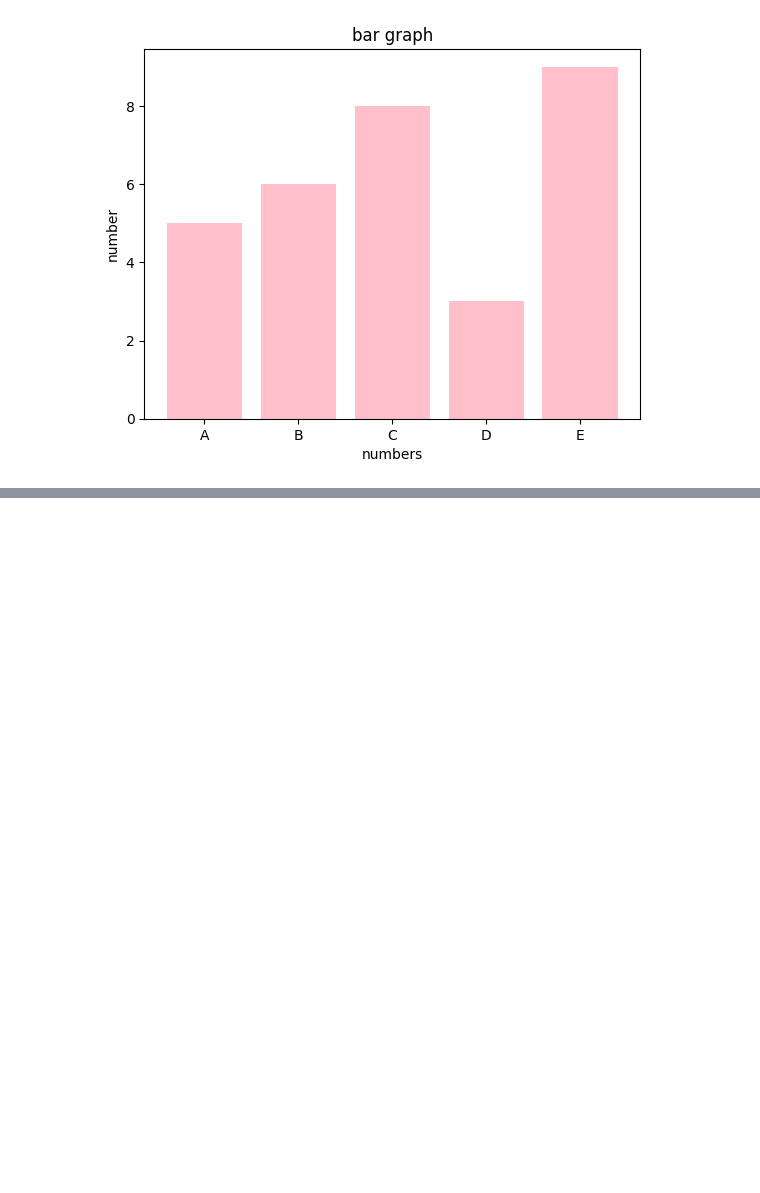
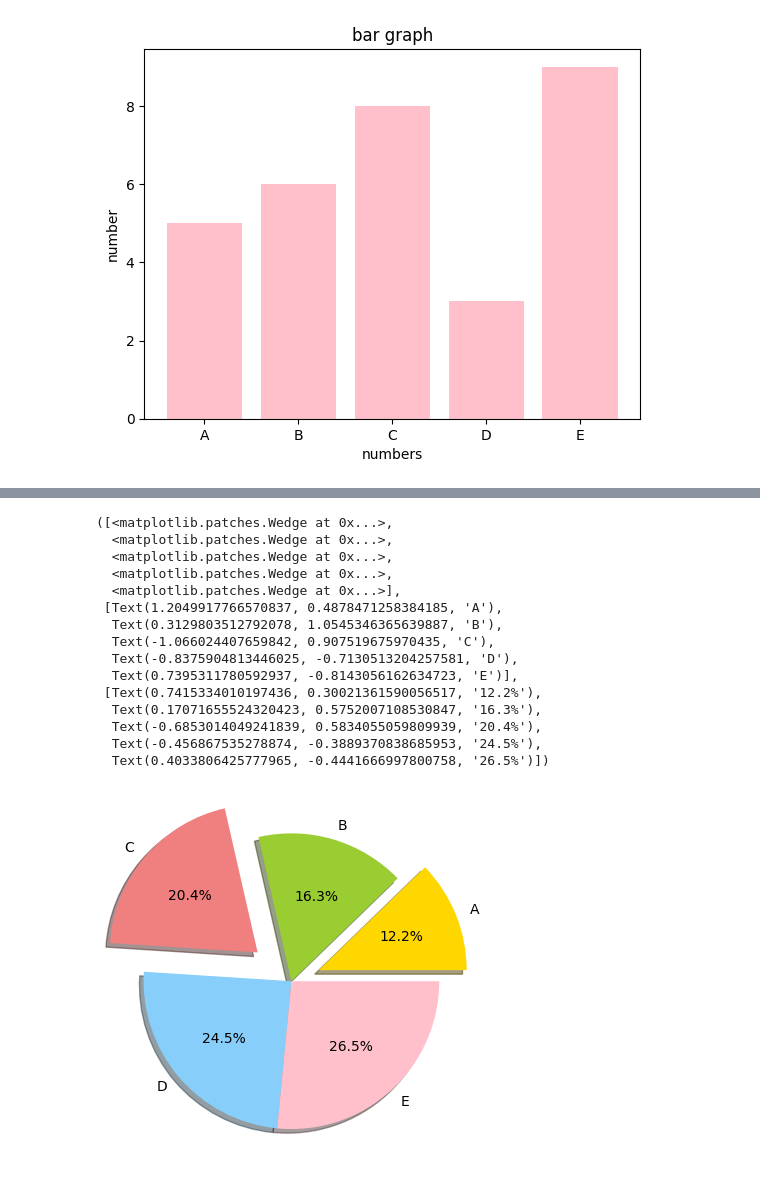
Before and after one commit to Keshavraj52/complete-machine-learning-course, a Jupyter notebook: pandas/matloblib.ipynb, the cells around one changed output, grey strips where cells are left out. Drawn from its saved outputs; the diff is of its cells as text; code cells hidden in the pictures; blank space fills up the shorter version.

```diff
--- a/pandas/matloblib.ipynb
+++ b/pandas/matloblib.ipynb
@@ -128,0 +127,27 @@ data
+# %%
+#### pie charts
+
+
+labels=['A','B','C','D','E']
+sizes=[30,40,50,60,65]
+
+colors=['gold','yellowgreen','lightcoral','lightskyblue','pink']
+explode=(0.2,0,0.3,0,0)
+plt.pie(sizes,labels=labels,colors=colors,autopct='%1.1f%%',shadow=True,explode=explode)
+# %% [output]
+([<matplotlib.patches.Wedge at 0x...>,
+  <matplotlib.patches.Wedge at 0x...>,
+  <matplotlib.patches.Wedge at 0x...>,
+  <matplotlib.patches.Wedge at 0x...>,
+  <matplotlib.patches.Wedge at 0x...>],
+ [Text(1.2049917766570837, 0.4878471258384185, 'A'),
+  Text(0.3129803512792078, 1.0545346365639887, 'B'),
+  Text(-1.066024407659842, 0.907519675970435, 'C'),
+  Text(-0.8375904813446025, -0.7130513204257581, 'D'),
+  Text(0.7395311780592937, -0.8143056162634723, 'E')],
+ [Text(0.7415334010197436, 0.30021361590056517, '12.2%'),
+  Text(0.17071655524320423, 0.5752007108530847, '16.3%'),
+  Text(-0.6853014049241839, 0.5834055059809939, '20.4%'),
+  Text(-0.456867535278874, -0.3889370838685953, '24.5%'),
+  Text(0.4033806425777965, -0.4441666997800758, '26.5%')])
+[figure, added]
```
Also changed, not shown: parts of 16 cells of this notebook, 4 other files.
